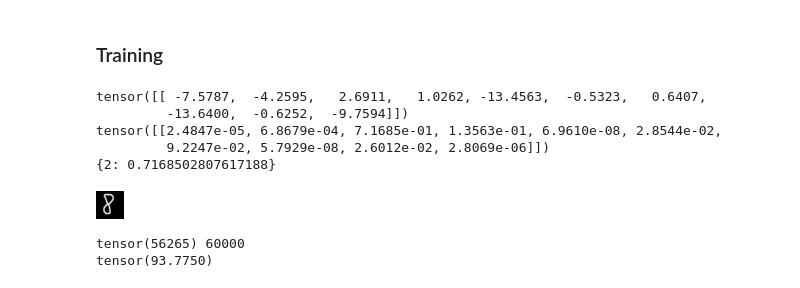
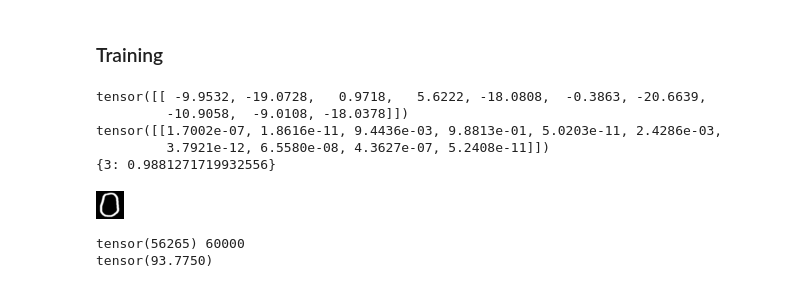
Before and after one commit to charphob/aisem22, a Jupyter notebook: resnet1.ipynb, the cells around one changed output. Cells and saved outputs as stored; diff of their text form; code cells hidden in the pictures.

Commit message:
Change path of images to test

```diff
--- a/resnet1.ipynb
+++ b/resnet1.ipynb
@@ -254,7 +254,7 @@ def inference(input_image):
         result[categories[top5_catid[i]]] = top5_prob[i].item()
     return result
 # %%
-image = Image.open("8.png")
+image = Image.open("data/images/zero.png")
 # print(inference(image))
 
 # Load the MNIST dataset
@@ -262,39 +262,39 @@ image = Image.open("8.png")
 # # Extract a sample image
 # sample_image, sample_label = test_dataset[0]
 
 # # Print the shape of the sample image
 # print("Shape of the sample image:", sample_image.shape)
 
 # # Print the label of the sample image
 # print("Label of the sample image:", sample_label)
 
 # plt.imshow(sample_image[0], cmap='gray')
 # plt.show()
 
 # print(sample_image[0])
 
 # to_pil_img = transforms.ToPILImage()
 # img = to_pil_img(sample_image)
 # inference(img)
 
 # Define the transform
 resize_transform = transforms.Compose([
         transforms.Resize((28,28)),
         transforms.Grayscale(),
         transforms.RandomInvert(1)
     ])
 
 # Apply the transform to the image
 resized_image = resize_transform(image)
 print(inference(resized_image))
 resized_image
 # %% [output]
-tensor([[ -7.5787,  -4.2595,   2.6911,   1.0262, -13.4563,  -0.5323,   0.6407,
-         -13.6400,  -0.6252,  -9.7594]])
-tensor([[2.4847e-05, 6.8679e-04, 7.1685e-01, 1.3563e-01, 6.9610e-08, 2.8544e-02,
-         9.2247e-02, 5.7929e-08, 2.6012e-02, 2.8069e-06]])
-{2: 0.7168502807617188}
+tensor([[ -9.9532, -19.0728,   0.9718,   5.6222, -18.0808,  -0.3863, -20.6639,
+         -10.9058,  -9.0108, -18.0378]])
+tensor([[1.7002e-07, 1.8616e-11, 9.4436e-03, 9.8813e-01, 5.0203e-11, 2.4286e-03,
+         3.7921e-12, 6.5580e-08, 4.3627e-07, 5.2408e-11]])
+{3: 0.9881271719932556}
-[figure, old version]
+[figure, new version]
 # %%
 correct_pred, num_examples = 0, 0
 true_lables, pred_labels = [],[]
```
Also changed, not shown: 1 other file.
